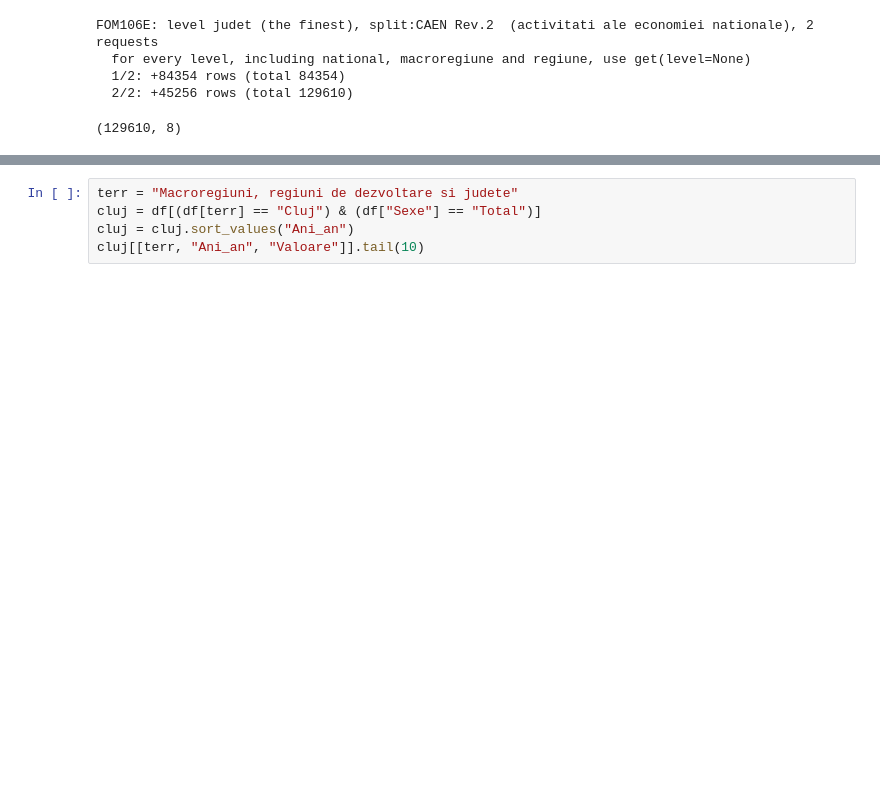
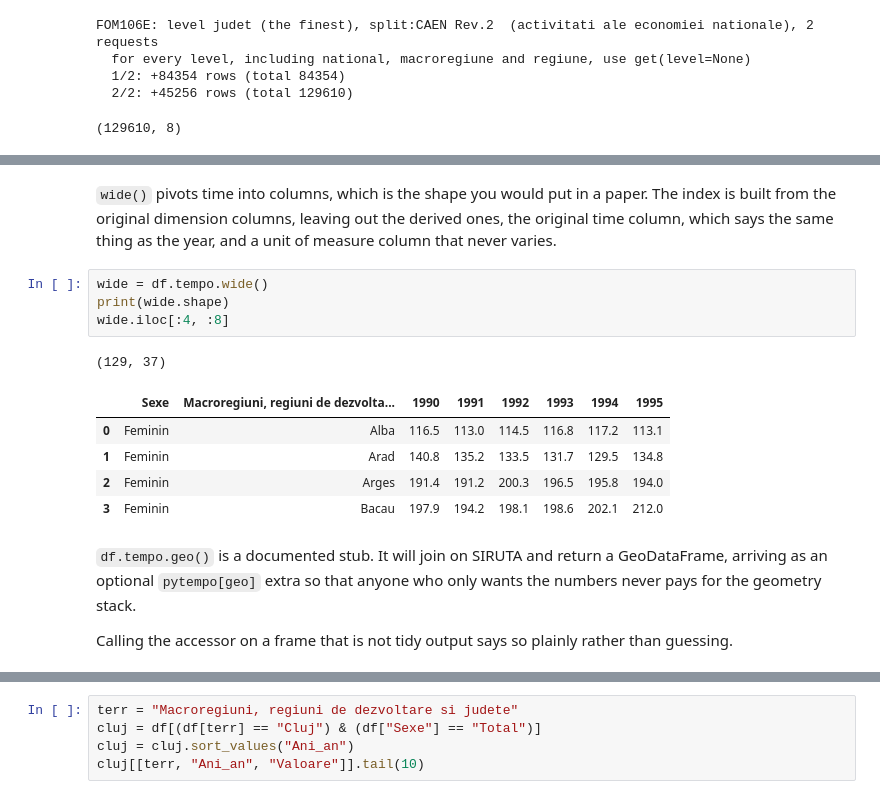
Before and after one commit to CIDS-UBB/pytempo, a Jupyter notebook: examples/tutorial_en.ipynb, the cells around one changed output, grey strips where cells are left out. Drawn from its saved outputs; the diff is of its cells as text; blank space fills up the shorter version.

```diff
--- a/examples/tutorial_en.ipynb
+++ b/examples/tutorial_en.ipynb
@@ -343,0 +397,23 @@ FOM106E: level judet (the finest), split:CAEN Rev.2  (activitati ale economiei n
+# %% [markdown]
+`wide()` pivots time into columns, which is the shape you would put in a
+paper. The index is built from the original dimension columns, leaving out
+the derived ones, the original time column, which says the same thing as the
+year, and a unit of measure column that never varies.
+# %%
+wide = df.tempo.wide()
+print(wide.shape)
+wide.iloc[:4, :8]
+# %% [output]
+(129, 37)
+|  | Sexe | Macroregiuni, regiuni de dezvolta... | 1990 | 1991 | 1992 | 1993 | 1994 | 1995 |
+| 0 | Feminin | Alba | 116.5 | 113.0 | 114.5 | 116.8 | 117.2 | 113.1 |
+| 1 | Feminin | Arad | 140.8 | 135.2 | 133.5 | 131.7 | 129.5 | 134.8 |
+| 2 | Feminin | Arges | 191.4 | 191.2 | 200.3 | 196.5 | 195.8 | 194.0 |
+| 3 | Feminin | Bacau | 197.9 | 194.2 | 198.1 | 198.6 | 202.1 | 212.0 |
+# %% [markdown]
+`df.tempo.geo()` is a documented stub. It will join on SIRUTA and return a
+GeoDataFrame, arriving as an optional `pytempo[geo]` extra so that anyone who
+only wants the numbers never pays for the geometry stack.
+
+Calling the accessor on a frame that is not tidy output says so plainly
+rather than guessing.
```
Also changed, not shown: parts of 29 cells of this notebook, 1 other file.
